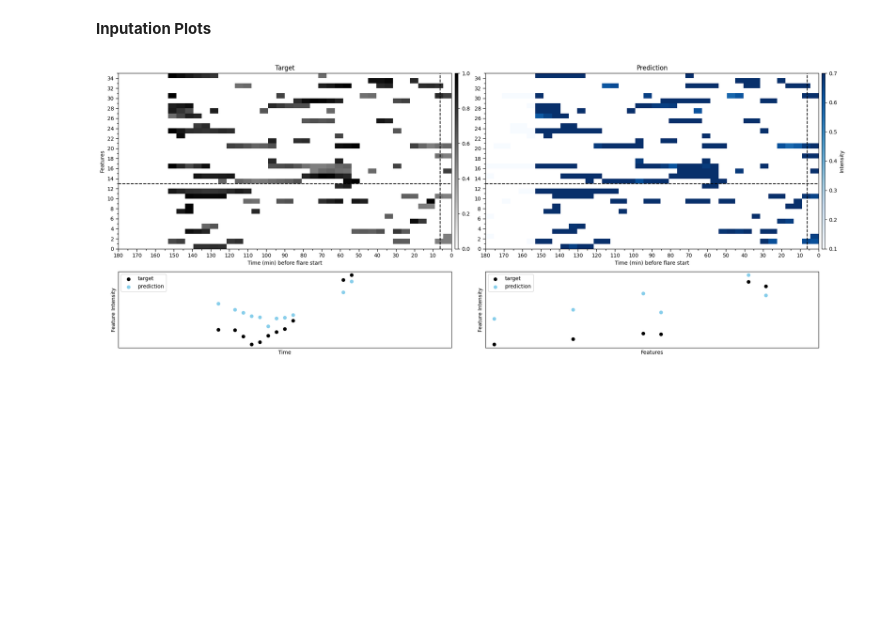
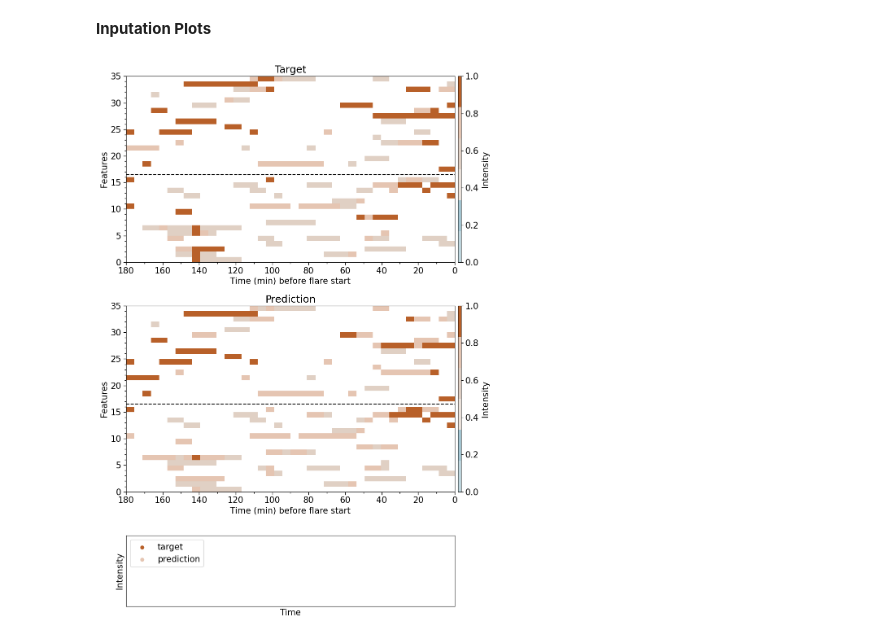
Before and after one commit to brandonlpanos/mvts, a Jupyter notebook: src/plotting.ipynb, the cells around one changed output. Drawn from its saved outputs; the diff is of its cells as text; code cells hidden in the pictures; blank space fills up the shorter version.

```diff
--- a/src/plotting.ipynb
+++ b/src/plotting.ipynb
@@ -19,8 +22,8 @@ train_indices = data_indices['train_indices']
 val_indices = data_indices['val_indices']
 # %%
 # Create loaders
-train_dataloader = DataLoader(MVTSDataset(train_indices, norm_type='unity', mean_mask_length=3, masking_ratio=0.15), batch_size=10, shuffle=True, drop_last=True)
-val_dataloader = DataLoader(MVTSDataset(val_indices, norm_type='unity', mean_mask_length=3, masking_ratio=0.15), batch_size=10, shuffle=True, drop_last=True)
+train_dataloader = DataLoader(MVTSDataset(train_indices, norm_type='unity', mean_mask_length=3, masking_ratio=0.15), batch_size=len(train_indices), shuffle=False, drop_last=False)
+val_dataloader = DataLoader(MVTSDataset(val_indices, norm_type='unity', mean_mask_length=3, masking_ratio=0.15), batch_size=len(val_indices), shuffle=False, drop_last=False)
 # %%
 # Load best trained model
 
@@ -46,12 +49,13 @@ target_masks = target_masks.to(device)
 padding_mask = padding_mask.to(device)
 y_hat, _ = model(x_masked, padding_mask)
 # %%
-select_instance = 5
-select_feature = 13
-vertical_select = 38
-prediction_array = np.squeeze(y_hat)
-target_array = np.squeeze(x)
-mask_array = np.squeeze(x_masked)
+select_instance = 69
+select_feature = 16
+vertical_select = 14
+
+prediction_array = torch.squeeze(y_hat)
+target_array = torch.squeeze(x)
+mask_array = torch.squeeze(x_masked)
 
 prediction_array = y_hat[select_instance, :, :].T.detach().numpy()
 target_array = x[select_instance, :, :].T.detach().numpy()
@@ -67,64 +71,74 @@ prediction_vec_fet = prediction_array[:, vertical_select]
 target_vec_fet = target_array[:, vertical_select]
 mask_vec_fet = mask_array[:, vertical_select]
 
-fig = plt.subplots(figsize=(20, 8))
-gs = gridspec.GridSpec(3, 2)
+mpl.rcParams['font.size'] = 15
 
-ax1 = plt.subplot(gs[0:2, 0])
+# Create a custome color map
+with open('/Users/brandonlpanos/my_colors.pkl', 'rb') as f:
+    my_colors = pickle.load(f)
+# drop light_cream from the dictionary
+my_colors.pop('light_cream')
+# alternative color map
+my_colors  = {
+    'light_blue': '#C0D8E0',
+    'dark_blue': '#A4C6D3',
+    'light_brown': '#EDE4DD',
+    'dark_brown': '#E0D0C4',
+    'burn_brick': '#E5C5B2',
+    'dark_brick': '#B86029'}
+# create custome color map (discrete)
+# Define the hex color values
+hex_colors = [color for name, color in my_colors.items() ]
+# Create the ListedColormap
+custom_cmap = ListedColormap(hex_colors)
+
+fig = plt.subplots(figsize=(10, 14))
+gs = gridspec.GridSpec(5, 1)
+
+ax1 = plt.subplot(gs[0:2, :])
 ax1.set_title('Target')
 ax1.set_ylabel('Features')
 ax1.set_xlabel('Time (min) before flare start')
-im1=ax1.imshow(target_array, aspect='auto', cmap='binary', label='target', extent=[180, 0, 35, 0])
-ax1.axvline(x=6, color='k', linestyle='--')
-ax1.axhline(y=select_feature, color='k', linestyle='--')
-ax1.xaxis.set_major_locator(MultipleLocator(10))
-ax1.xaxis.set_minor_locator(MultipleLocator(5))
-ax1.yaxis.set_major_locator(MultipleLocator(2))
+im1=ax1.imshow(target_array, aspect='auto', cmap=custom_cmap, label='target', extent=[180, 0, 35, 0], vmin=0., vmax=1)
+ax1.axhline(y=select_feature+0.5, color='k', linestyle='--')
+ax1.xaxis.set_major_locator(MultipleLocator(20))
+ax1.xaxis.set_minor_locator(MultipleLocator(10))
+ax1.yaxis.set_major_locator(MultipleLocator(5))
 ax1.yaxis.set_minor_locator(MultipleLocator(1))
 ax1.tick_params(which='major', length=5,width=1)
 ax1.tick_params(which='minor', length=3,width=1)
 ax1.set_ylim(0,35)
 cbar = plt.colorbar(im1, cax=ax1.inset_axes([1.01, 0, 0.01, 1]), aspect=10)
+cbar.set_label('Intensity')
 
-ax2 = plt.subplot(gs[0:2, 1])
+ax2 = plt.subplot(gs[2:4, :])
 ax2.set_title('Prediction')
+ax2.set_ylabel('Features')
 ax2.set_xlabel('Time (min) before flare start')
-im2 = ax2.imshow(prediction_array, aspect='auto', cmap='Blues', label='prediction', vmin=0.1, vmax=.7, extent=[180, 0, 35, 0])
-ax2.axvline(x=6, color='k', linestyle='--')
-ax2.axhline(y=select_feature, color='k', linestyle='--')
-ax2.xaxis.set_major_locator(MultipleLocator(10))
-ax2.xaxis.set_minor_locator(MultipleLocator(5))
-ax2.yaxis.set_major_locator(MultipleLocator(2))
+im2 = ax2.imshow(prediction_array, aspect='auto', cmap=custom_cmap, label='prediction', vmin=0., vmax=1, extent=[180, 0, 35, 0])
+ax2.axhline(y=select_feature + 0.5, color='k', linestyle='--')
+ax2.xaxis.set_major_locator(MultipleLocator(20))
+ax2.xaxis.set_minor_locator(MultipleLocator(10))
+ax2.yaxis.set_major_locator(MultipleLocator(5))
 ax2.yaxis.set_minor_locator(MultipleLocator(1))
 ax2.tick_params(which='major', length=5,width=1)
 ax2.tick_params(which='minor', length=3,width=1)
 ax2.set_ylim(0,35)
 cbar = plt.colorbar(im2, cax=ax2.inset_axes([1.01, 0, 0.01, 1]), aspect=10)
 cbar.set_label('Intensity')
 
-ax3 = plt.subplot(gs[2, 0])
+ax3 = plt.subplot(gs[4, :])
 ax3.set_xlabel('Time')
-ax3.set_ylabel('Feature Intensity')
-ax3.scatter(range(len(target_vec)), target_vec, c='k', label='target')
-ax3.scatter(range(len(prediction_vec)), prediction_vec, c='skyblue', label='prediction')
+ax3.set_ylabel('Intensity')
+ax3.scatter(range(len(target_vec)), target_vec, c='#B86029', label='target')
+ax3.scatter(range(len(prediction_vec)), prediction_vec, c='#E5C5B2', label='prediction')
 ax3.set_xlim(0,40)
-ax3.legend(loc='upper left')
 ax3.set_yticks([])
 ax3.set_xticks([])
-
-ax4 = plt.subplot(gs[2, 1])
-ax4.set_xlabel('Features')
-ax4.set_ylabel('Feature Intensity')
-ax4.scatter(range(len(target_vec_fet)), target_vec_fet, c='k', label='target')
-ax4.scatter(range(len(prediction_vec_fet)),prediction_vec_fet, c='skyblue', label='prediction')
-ax4.set_xlim(0,38)
-ax4.legend(loc='upper left')
-ax4.set_yticks([])
-ax4.set_xticks([])
-ax4.set_xlim(0,38)
+ax3.legend(loc='upper left')
 
 plt.tight_layout()
-# plt.savefig(f'../experiments/pretrained_unity_simple/figs/autoregressive_denoising_unity_simple_{ref}.png', dpi=300, bbox_inches='tight')
+# plt.savefig(f'/Users/brandonlpanos/papers/transformer/figs/denoising.png', dpi=300, bbox_inches='tight')
 plt.show()
 # %% [output]
-[figure, old version]
+[figure, new version]
```
Also changed, not shown: parts of 8 cells of this notebook.
